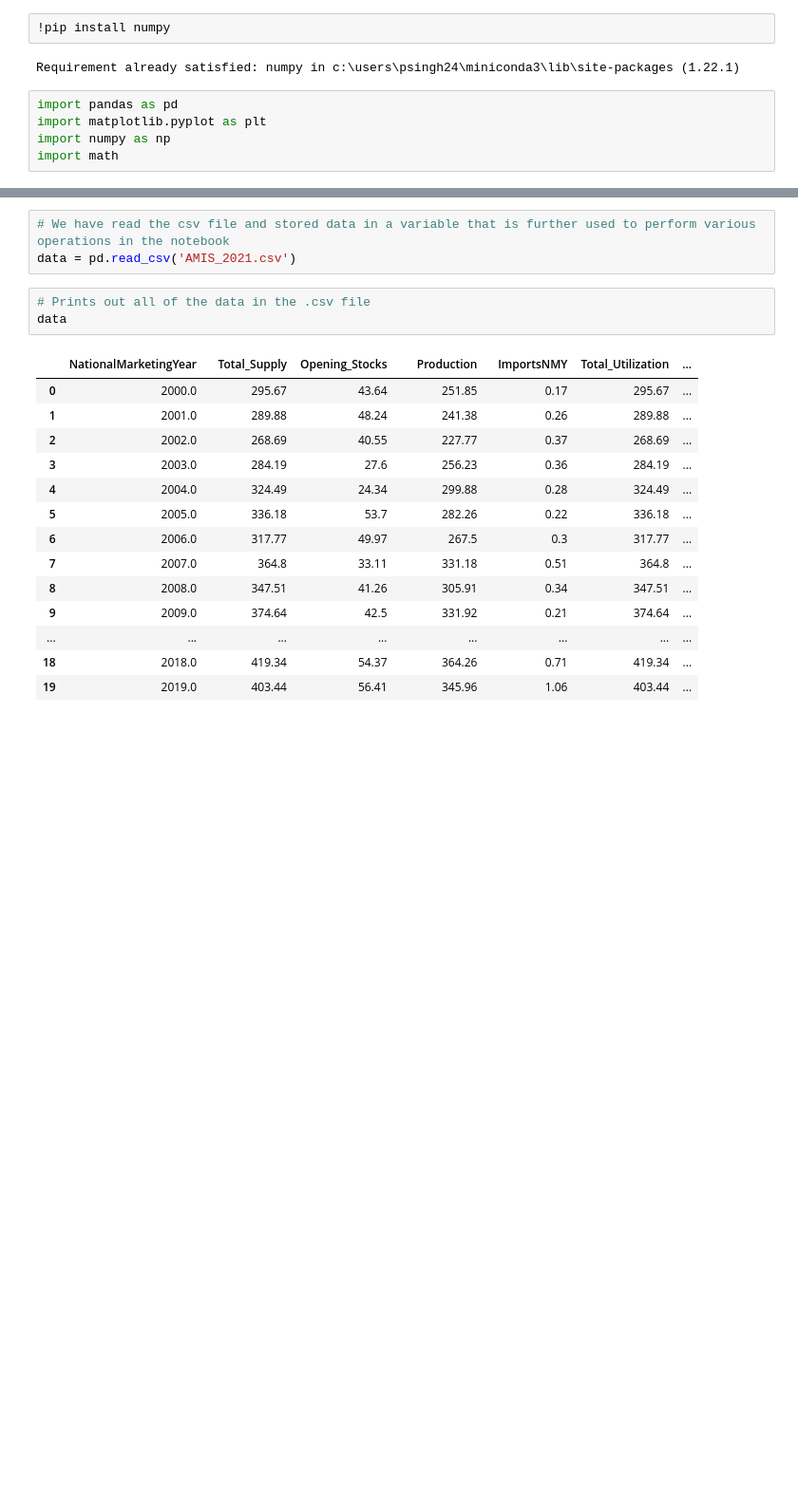
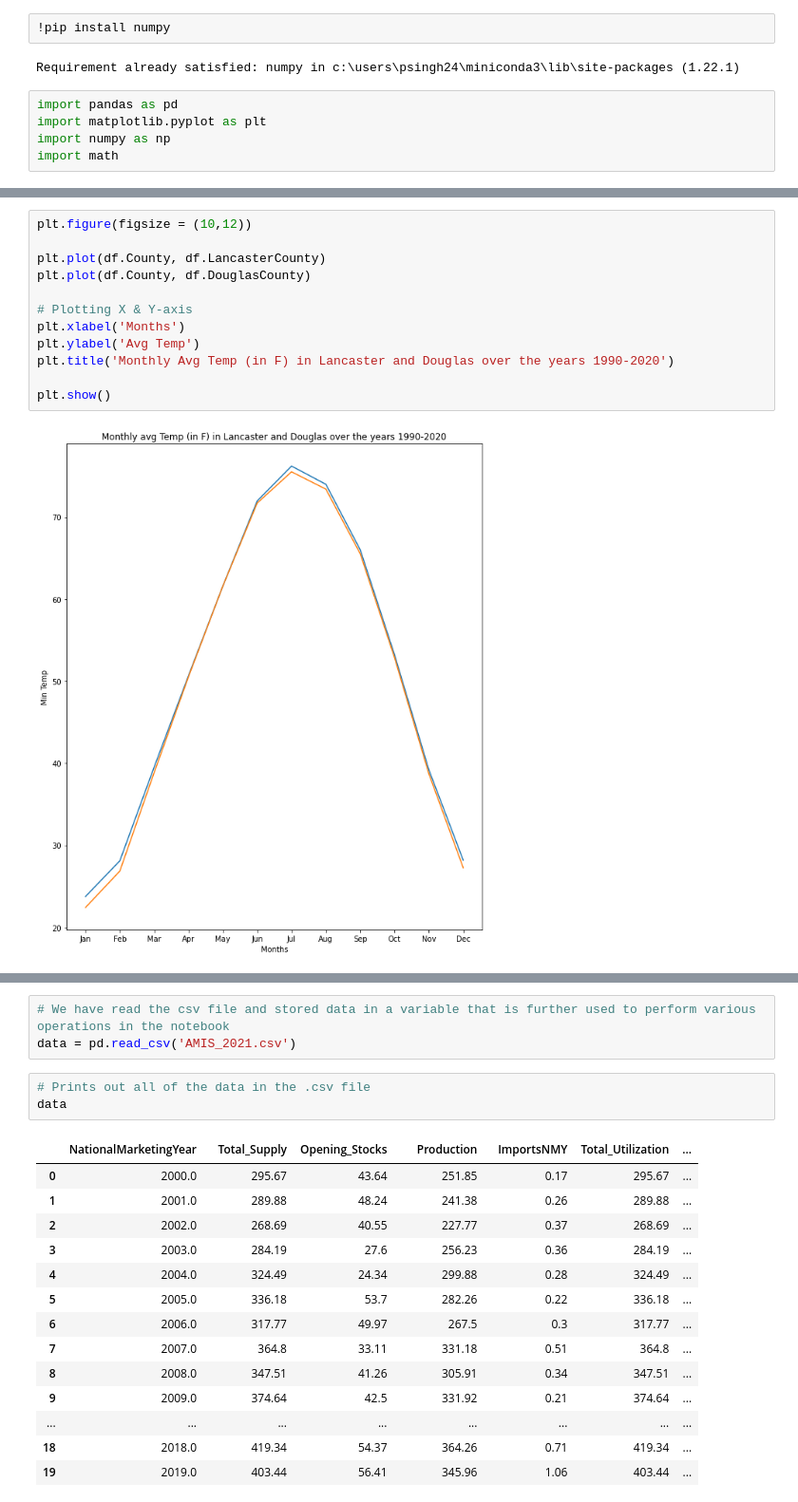
Before and after one commit to Puranjit/DataScience, a Jupyter notebook: Data Visualization Basic.ipynb, the cells around one changed output, grey strips where cells are left out. Shown: that part at 95% size. Drawn from its saved outputs; the diff is of its cells as text; blank space fills up the shorter version.

```diff
--- a/Data Visualization Basic.ipynb
+++ b/Data Visualization Basic.ipynb
@@ -32,0 +143,14 @@ import math
+# %%
+plt.figure(figsize = (10,12))
+
+plt.plot(df.County, df.LancasterCounty)
+plt.plot(df.County, df.DouglasCounty)
+
+# Plotting X & Y-axis
+plt.xlabel('Months')
+plt.ylabel('Avg Temp')
+plt.title('Monthly Avg Temp (in F) in Lancaster and Douglas over the years 1990-2020')
+
+plt.show()
+# %% [output]
+[figure, added]
```
Also changed, not shown: parts of 12 cells of this notebook, 1 other file.
